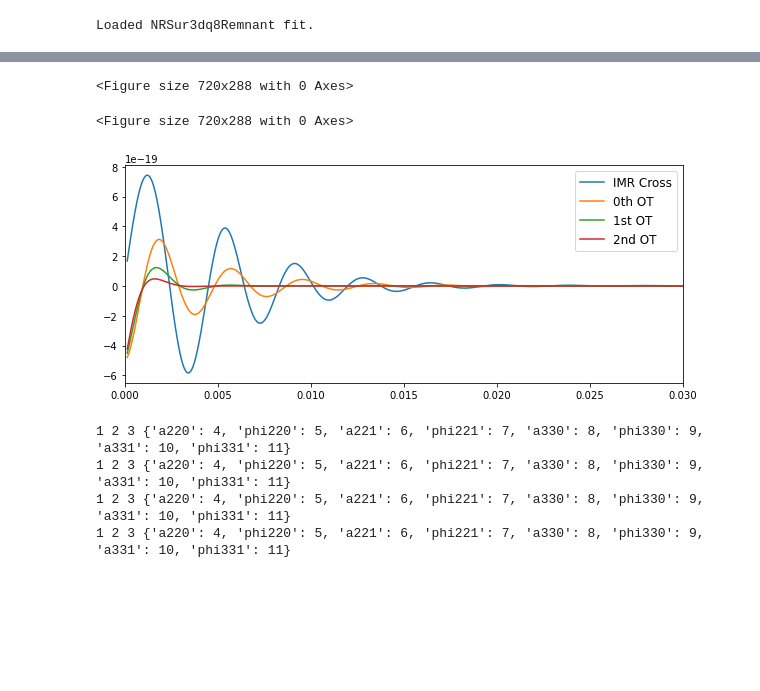
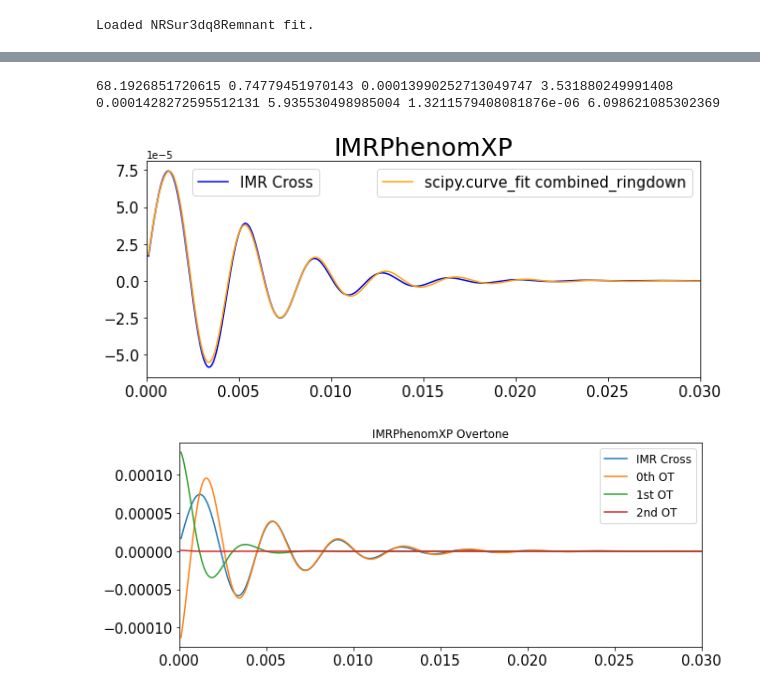
Before and after one commit to rachelmechum/ringdown_qnms, a Jupyter notebook: surfinBH.ipynb, the cells around one changed output, grey strips where cells are left out. Drawn from its saved outputs; the diff is of its cells as text; code cells hidden in the pictures; blank space fills up the shorter version.

```diff
--- a/surfinBH.ipynb
+++ b/surfinBH.ipynb
@@ -362,15 +290,0 @@ print(*popt)
-# %%
-x = two_two_zero(time,65.0, 0.675, 5.05e-19, np.pi)
-y = two_two_one(time,65.0, 0.675, 5.05e-19, np.pi)
-z = two_two_two(time,65.0, 0.675, 5.05e-19, np.pi)
-plt.plot(cond, cond_hc, label='IMR Cross')
-plt.plot(x,label='0th OT')
-plt.plot(y,label='1st OT')
-plt.plot(z,label='2nd OT')
-plt.xlim(0,.03)
-plt.legend(fontsize=12)
-plt.savefig('attempt_individual_ot')
-# %% [output]
-<Figure size 720x288 with 0 Axes>
-<Figure size 720x288 with 0 Axes>
-[figure, removed]
@@ -394,7 +291,53 @@ test = some_fun()
-# %%
-test(1,2,3,4,5,6,7,8,9,10,11)
-# %% [output]
-1 2 3 {'a220': 4, 'phi220': 5, 'a221': 6, 'phi221': 7, 'a330': 8, 'phi330': 9, 'a331': 10, 'phi331': 11}
-1 2 3 {'a220': 4, 'phi220': 5, 'a221': 6, 'phi221': 7, 'a330': 8, 'phi330': 9, 'a331': 10, 'phi331': 11}
-1 2 3 {'a220': 4, 'phi220': 5, 'a221': 6, 'phi221': 7, 'a330': 8, 'phi330': 9, 'a331': 10, 'phi331': 11}
-1 2 3 {'a220': 4, 'phi220': 5, 'a221': 6, 'phi221': 7, 'a330': 8, 'phi330': 9, 'a331': 10, 'phi331': 11}
+# %%
+def combined_ringdown(time,M,chi,a220,phi220,a221,phi221,a222,phi222):
+    comb = two_two_zero(time,M,chi,a220,phi220)+two_two_one(time,M,chi,a221,phi221)+two_two_two(time,M,chi,a222,phi222)
+    return comb
+
+
+xdata = time
+ydata = cond_hc
+p0 = [62,0.68,1e-4,np.pi]
+popt,pcov = curve_fit(combined_ringdown,xdata,ydata,bounds=([50, .5, 1e-6, 0, 1e-6, 0, 1e-6, 0], [80, .85, 1e-3, 2*np.pi, 1e-3, 2*np.pi, 1e-3, 2*np.pi]))
+
+
+
+fig1, ax1 = plt.subplots(figsize=(10,4))
+ax2 = ax1.twiny()
+ax1.plot(cond, cond_hc, label='IMR Cross',c='blue')
+ax2.plot(xdata, combined_ringdown(xdata, *popt),label='scipy.curve_fit combined_ringdown',c='orange')
+#
+ax2.set_xlim(0,.03)
+ax2.set_frame_on(False)                   # having to weirdly accomodate the axes
+ax2.get_xaxis().tick_bottom()             # again
+ax2.axes.get_xaxis().set_visible(False)   # remove top x axis
+#
+ax1.set_xlim(0,.03)
+ax1.tick_params(axis='both',labelsize=15)
+ax2.tick_params(axis='both',labelsize=15)
+ax1.legend(bbox_to_anchor=(.07, 1),loc='upper left',fontsize=15)
+ax2.legend(bbox_to_anchor=(1, 1),loc='upper right',fontsize=15)
+ax1.set_title('IMRPhenomXP',fontsize=25)
+fig1.savefig('attempt1',bbox_inches='tight')
+
+
+print(*popt)
+# %% [output]
+68.1926851720615 0.74779451970143 0.00013990252713049747 3.531880249991408 0.0001428272595512131 5.935530498985004 1.3211579408081876e-06 6.098621085302369
+[figure, added]
+# %%
+x = two_two_zero(time,68.0, 0.75, 1.4e-4, 3.53)
+y = two_two_one(time,68.0, 0.75, 1.43e-4, 5.935)
+z = two_two_two(time,68.0, 0.75, 1.32e-6, 6.1)
+plt.figure(figsize=(10,4))
+plt.plot(cond, cond_hc, label='IMR Cross')
+plt.plot(x,label='0th OT')
+plt.plot(y,label='1st OT')
+plt.plot(z,label='2nd OT')
+plt.xticks(fontsize=15)
+plt.yticks(fontsize=15)
+plt.title('IMRPhenomXP Overtone')
+plt.xlim(0,.03)
+plt.legend(fontsize=12)
+plt.savefig('attempt_individual_ot')
+# %% [output]
+[figure, added]
```
Also changed, not shown: parts of 13 cells of this notebook, 19 other files.
